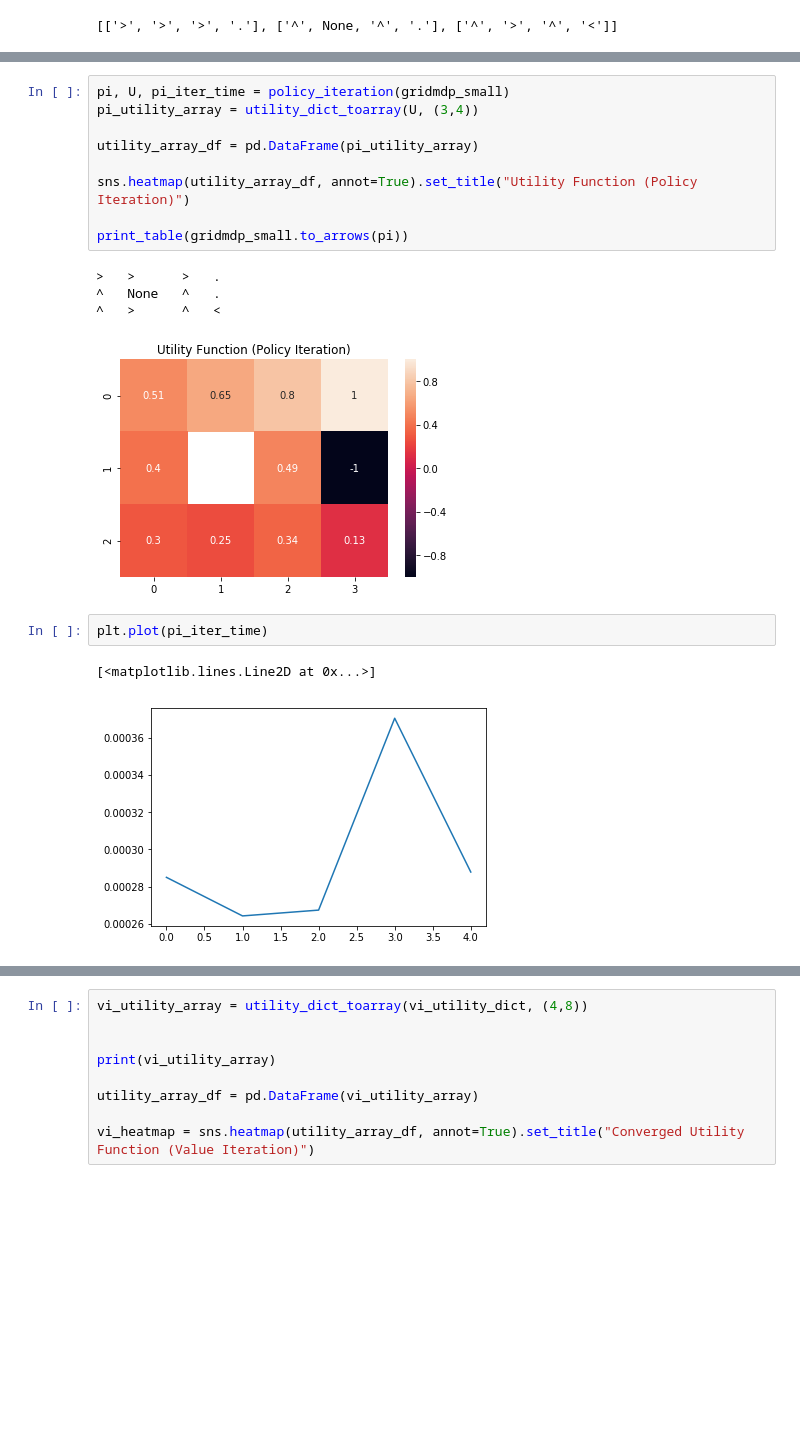
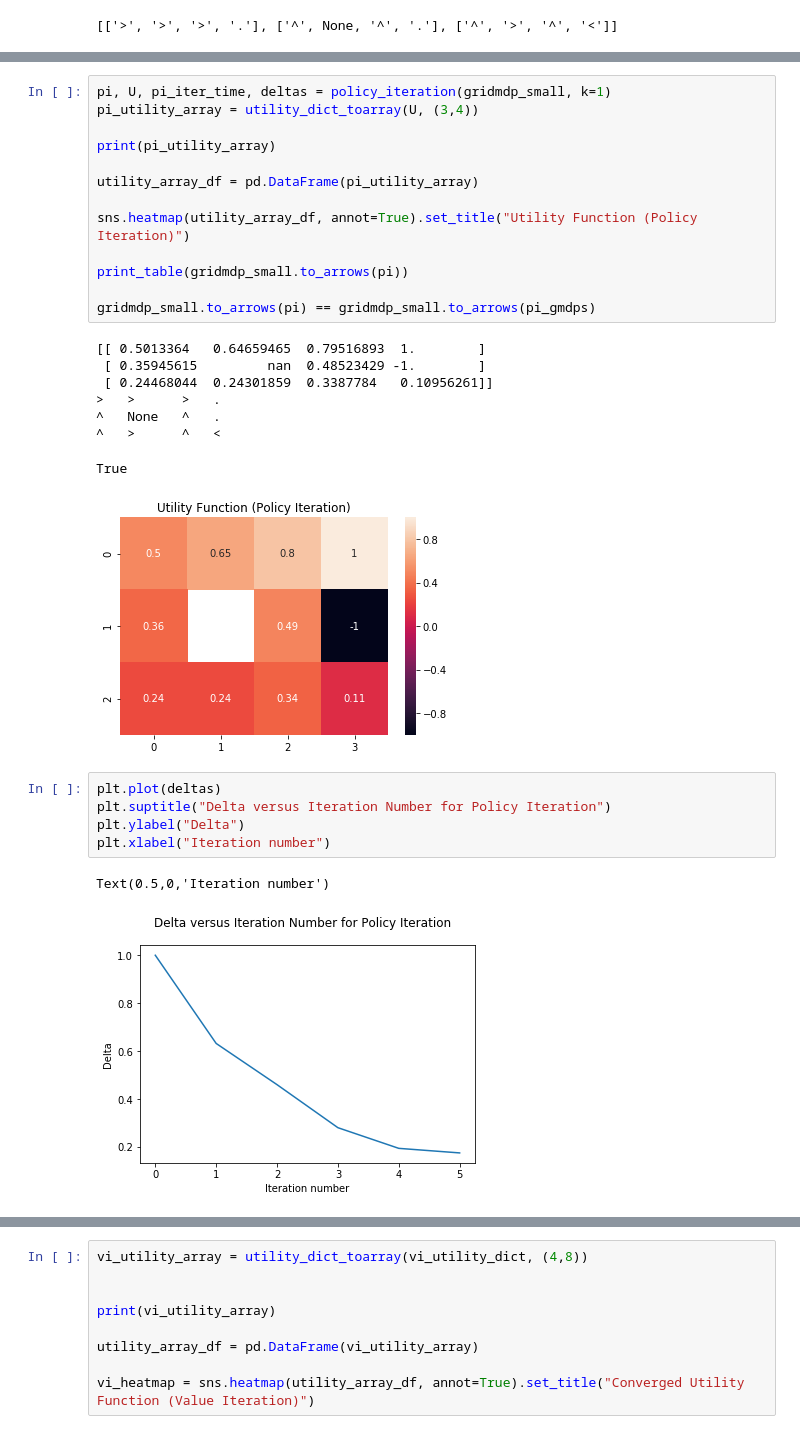
Before and after one commit to nshea3/ml_notebooks_p4, a Jupyter notebook: aimacode_mdp.ipynb, the cells around one changed output, grey strips where cells are left out. Cells and saved outputs as stored; diff of their text form; blank space fills up the shorter version.

```diff
--- a/aimacode_mdp.ipynb
+++ b/aimacode_mdp.ipynb
@@ -59,24 +56,35 @@ vi_heatmap = sns.heatmap(utility_array_df, annot=True).set_title("Converged Util
  [ 0.29628832  0.253867    0.34475423  0.12987275]]
 [figure]
 # %%
-pi, U, pi_iter_time = policy_iteration(gridmdp_small)
+pi, U, pi_iter_time, deltas = policy_iteration(gridmdp_small, k=1)
 pi_utility_array = utility_dict_toarray(U, (3,4))
+
+print(pi_utility_array)
 
 utility_array_df = pd.DataFrame(pi_utility_array)
 
 sns.heatmap(utility_array_df, annot=True).set_title("Utility Function (Policy Iteration)")
 
 print_table(gridmdp_small.to_arrows(pi))
+
+gridmdp_small.to_arrows(pi) == gridmdp_small.to_arrows(pi_gmdps)
 # %% [output]
+[[ 0.5013364   0.64659465  0.79516893  1.        ]
+ [ 0.35945615         nan  0.48523429 -1.        ]
+ [ 0.24468044  0.24301859  0.3387784   0.10956261]]
 >   >      >   .
 ^   None   ^   .
 ^   >      ^   <
+True
-[figure, old version]
+[figure, new version]
-# %%
-plt.plot(pi_iter_time)
-# %% [output]
-[<matplotlib.lines.Line2D at 0x...>]
-[figure, removed]
+# %%
+plt.plot(deltas)
+plt.suptitle("Delta versus Iteration Number for Policy Iteration")
+plt.ylabel("Delta")
+plt.xlabel("Iteration number")
+# %% [output]
+Text(0.5,0,'Iteration number')
+[figure, added]
 # %%
 import timeit
 
```
Also changed, not shown: parts of 25 cells of this notebook, 1 other file.
